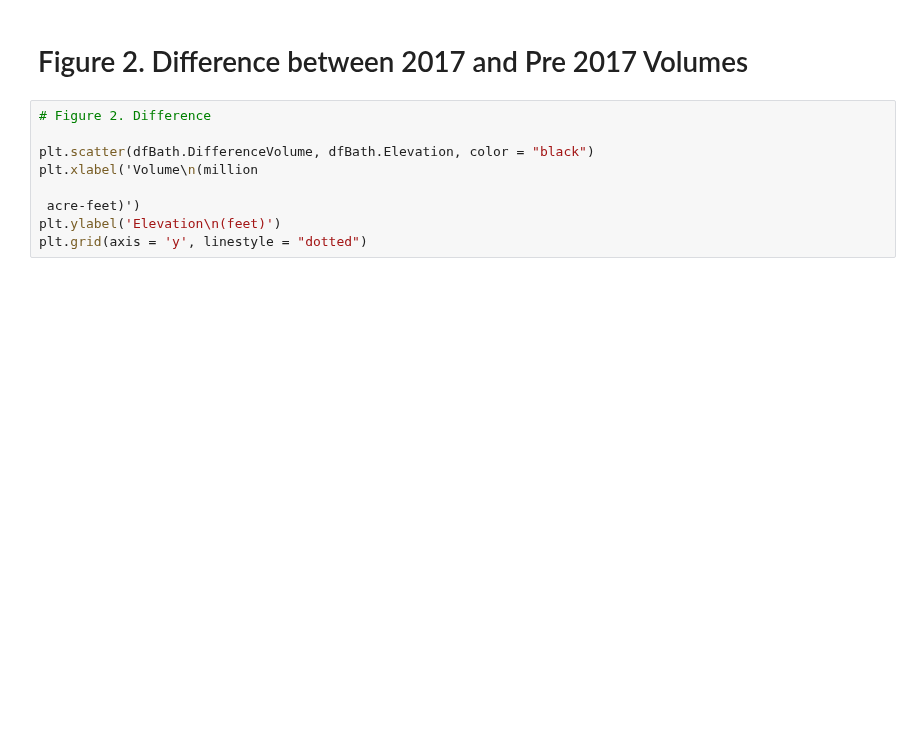
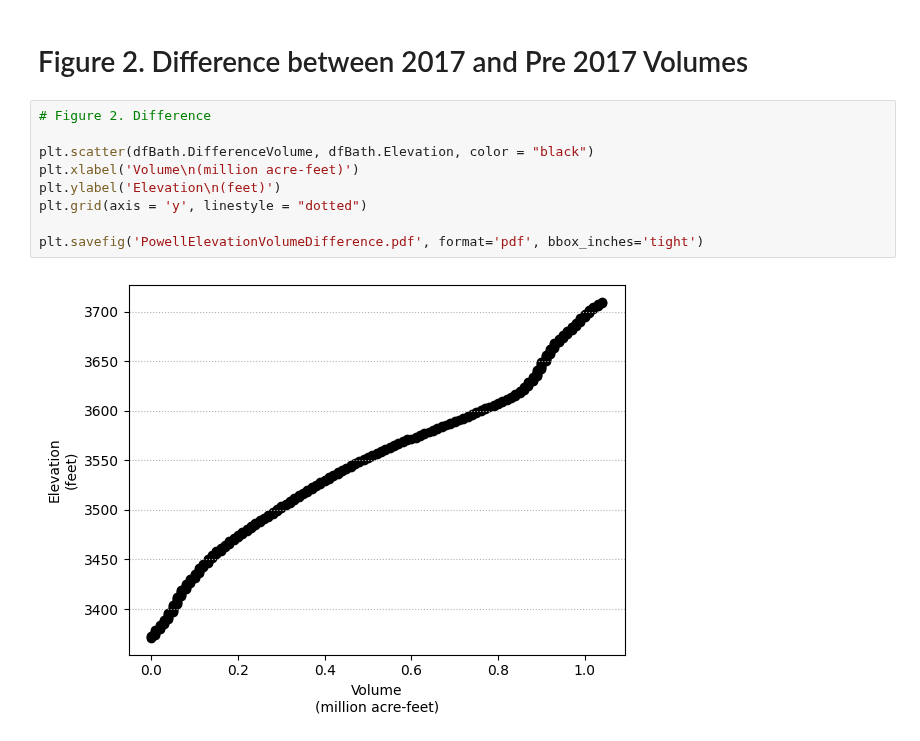
Before and after one commit to dzeke/ColoradoRiverCollaborate, a Jupyter notebook: LakePowellNewBathymetry/PowellBythemetryCompare.ipynb, the cells around one changed output. Cells and saved outputs as stored; diff of their text form; blank space fills up the shorter version.

Commit message:
Powell Bathymetry - save plots to pdf files

```diff
--- a/LakePowellNewBathymetry/PowellBythemetryCompare.ipynb
+++ b/LakePowellNewBathymetry/PowellBythemetryCompare.ipynb
@@ -127,9 +130,11 @@ plt.grid(axis = 'y', linestyle = "dotted")
 # %%
 # Figure 2. Difference
 
 plt.scatter(dfBath.DifferenceVolume, dfBath.Elevation, color = "black")
-plt.xlabel('Volume\n(million
-
- acre-feet)')
+plt.xlabel('Volume\n(million acre-feet)')
 plt.ylabel('Elevation\n(feet)')
 plt.grid(axis = 'y', linestyle = "dotted")
+
+plt.savefig('PowellElevationVolumeDifference.pdf', format='pdf', bbox_inches='tight')
+# %% [output]
+[figure, added]
```
Also changed, not shown: parts of 2 cells of this notebook, 3 other files.
